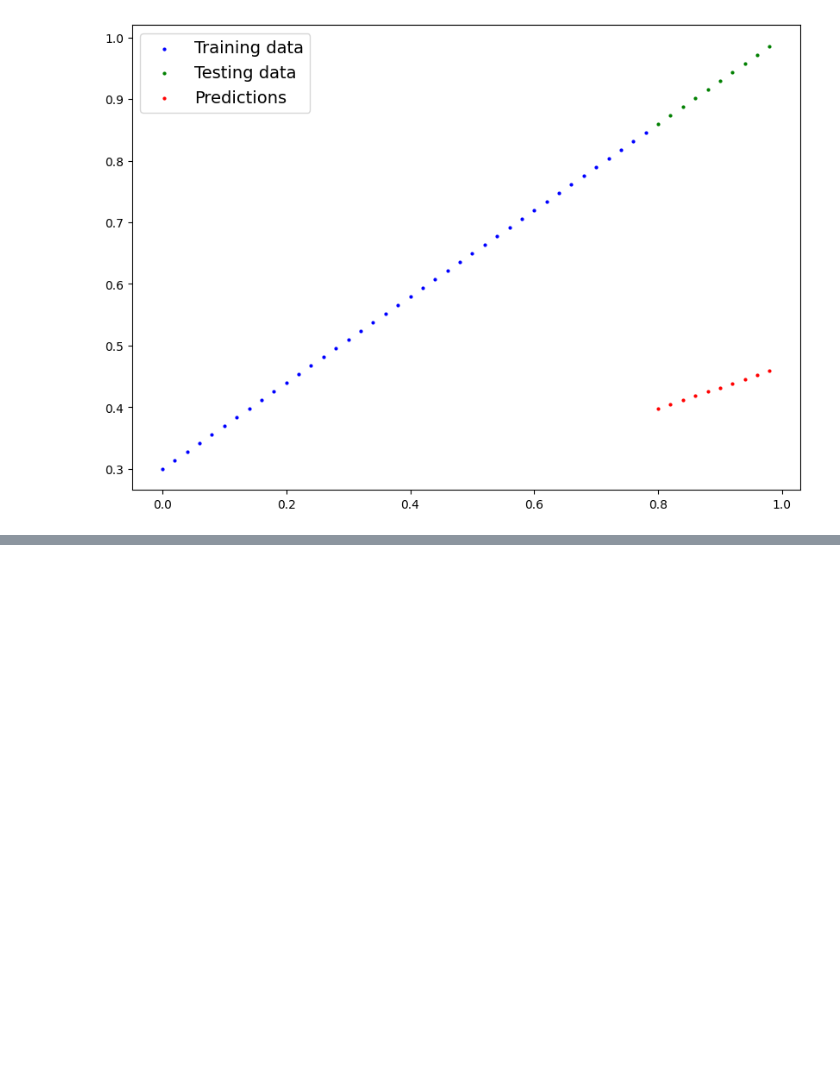
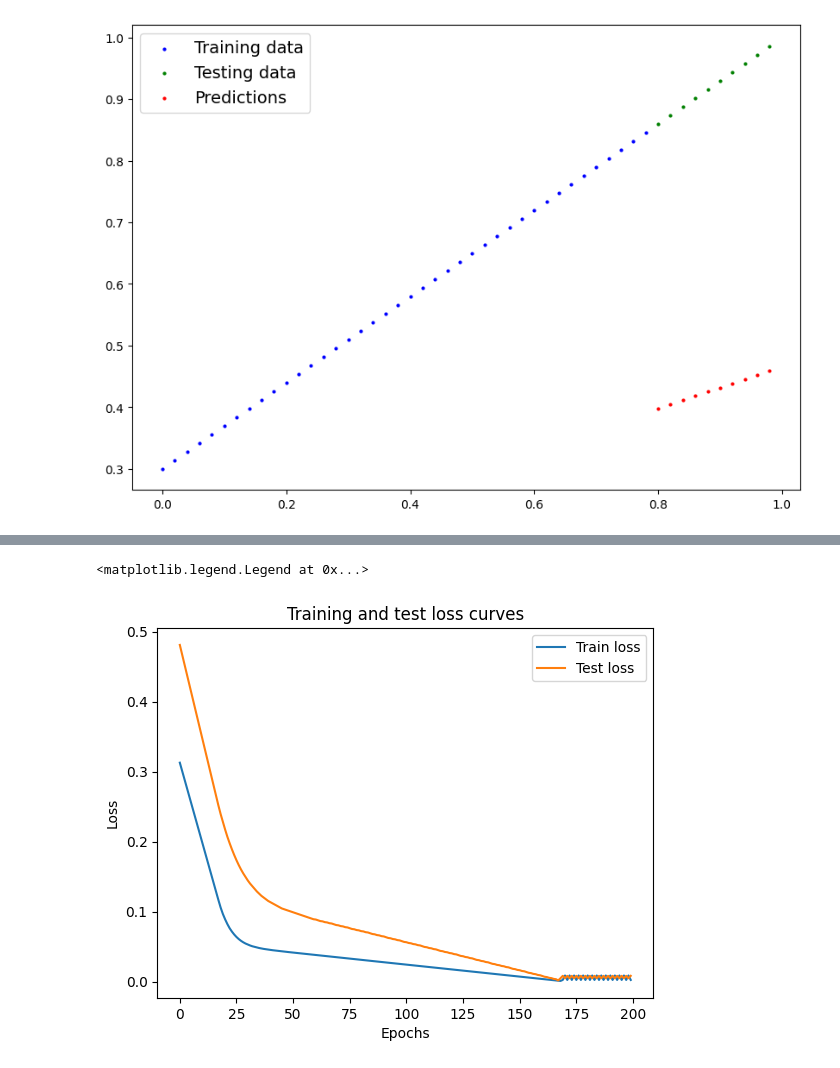
Before and after one commit to SavioCartaxo/DeepLearning, a Jupyter notebook: 01_Pytorch_Workflow_fundamentals.ipynb, the cells around one changed output, grey strips where cells are left out. Drawn from its saved outputs; the diff is of its cells as text; code cells hidden in the pictures; blank space fills up the shorter version.

Commit message:
Treinamento de um modelo com regressão Linear

```diff
--- a/01_Pytorch_Workflow_fundamentals.ipynb
+++ b/01_Pytorch_Workflow_fundamentals.ipynb
@@ -189,0 +213,5 @@ Para corrigir isso, podemos atualizar seus parâmetros internos (também me refi
+# %%
+loss_fn = nn.L1Loss() # MAE
+optimizer = torch.optim.SGD(params=model_0.parameters(), # parâmetros do modelo alvo para otimizar
+                           lr=0.01 # taxa de aprendizado -- Learn rate -- quanto o otimizador deve alterar os parâmetros em cada etapa, maior=mais (menos estável), menor=menos (pode levar muito tempo)
+                           )
@@ -189,0 +329,11 @@ Para corrigir isso, podemos atualizar seus parâmetros internos (também me refi
+# %%
+# Plot da curva de perda
+plt.plot(epoch_count, train_loss_values, label="Train loss")
+plt.plot(epoch_count, test_loss_values, label="Test loss")
+plt.title("Training and test loss curves")
+plt.ylabel("Loss")
+plt.xlabel("Epochs")
+plt.legend()
+# %% [output]
+<matplotlib.legend.Legend at 0x...>
+[figure, added]
```
Also changed, not shown: parts of 7 cells of this notebook.
